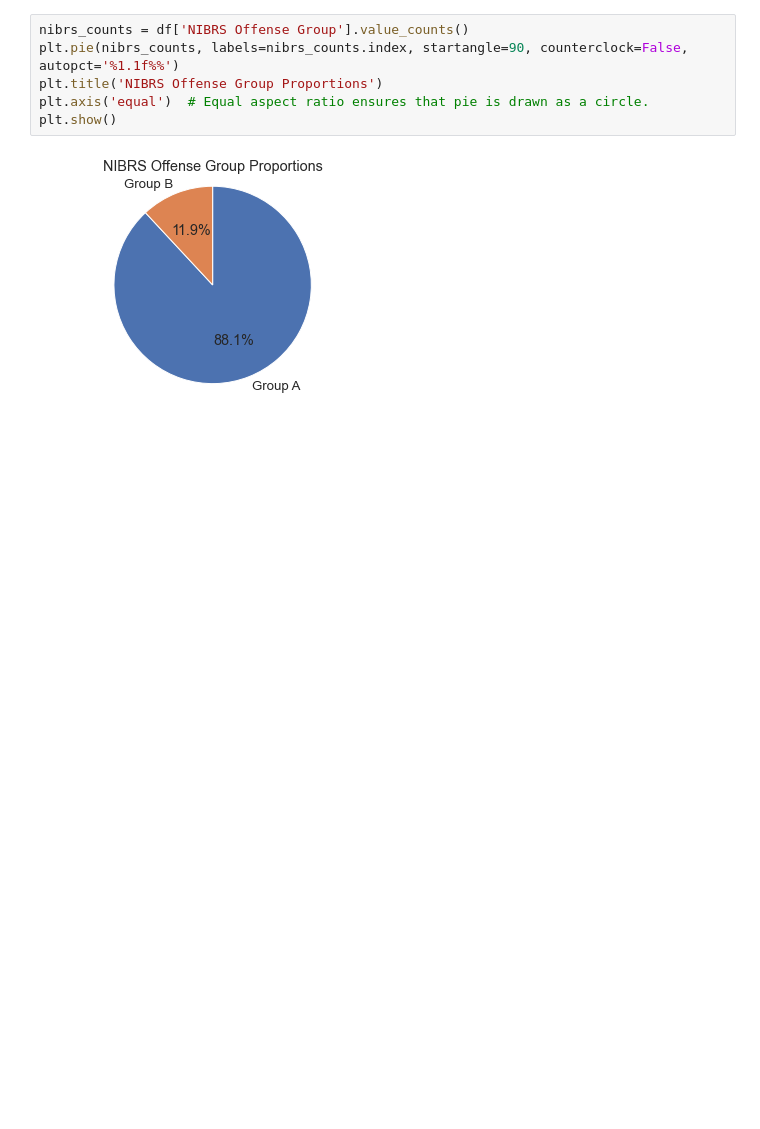
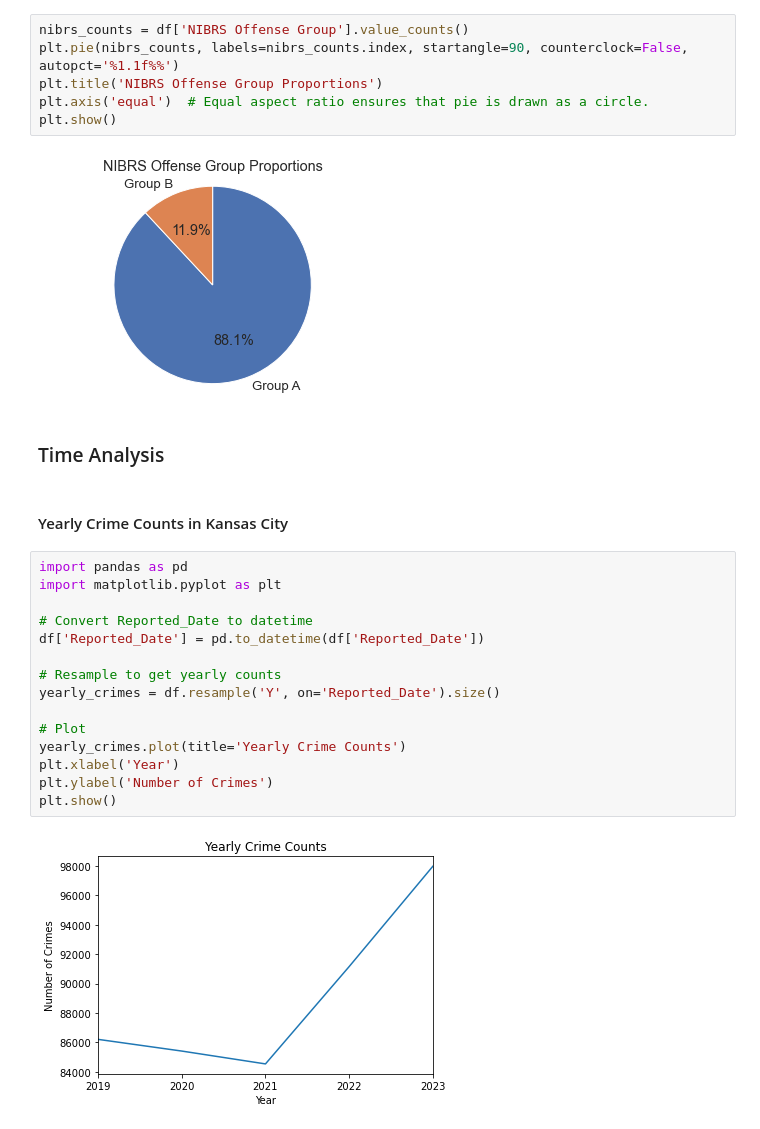
Before and after one commit to LindseySully/Kansas-City-Crime-Analysis, a Jupyter notebook: Crime_Analysis_EDA.ipynb, the cells around one changed output. Saved outputs shown, nothing was run; the diff lists cells and outputs as text; blank space fills up the shorter version.

```diff
--- a/Crime_Analysis_EDA.ipynb
+++ b/Crime_Analysis_EDA.ipynb
@@ -204,3 +204,24 @@ plt.axis('equal')  # Equal aspect ratio ensures that pie is drawn as a circle.
 plt.show()
 # %% [output]
 [figure]
+# %% [markdown]
+### Time Analysis
+# %% [markdown]
+#### Yearly Crime Counts in Kansas City
+# %%
+import pandas as pd
+import matplotlib.pyplot as plt
+
+# Convert Reported_Date to datetime
+df['Reported_Date'] = pd.to_datetime(df['Reported_Date'])
+
+# Resample to get yearly counts
+yearly_crimes = df.resample('Y', on='Reported_Date').size()
+
+# Plot
+yearly_crimes.plot(title='Yearly Crime Counts')
+plt.xlabel('Year')
+plt.ylabel('Number of Crimes')
+plt.show()
+# %% [output]
+[figure, added]
```
